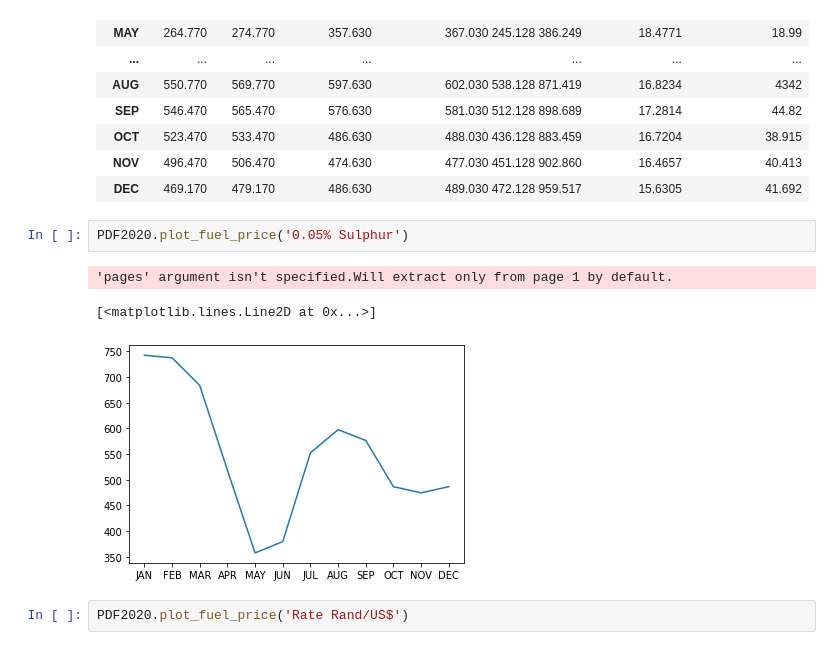
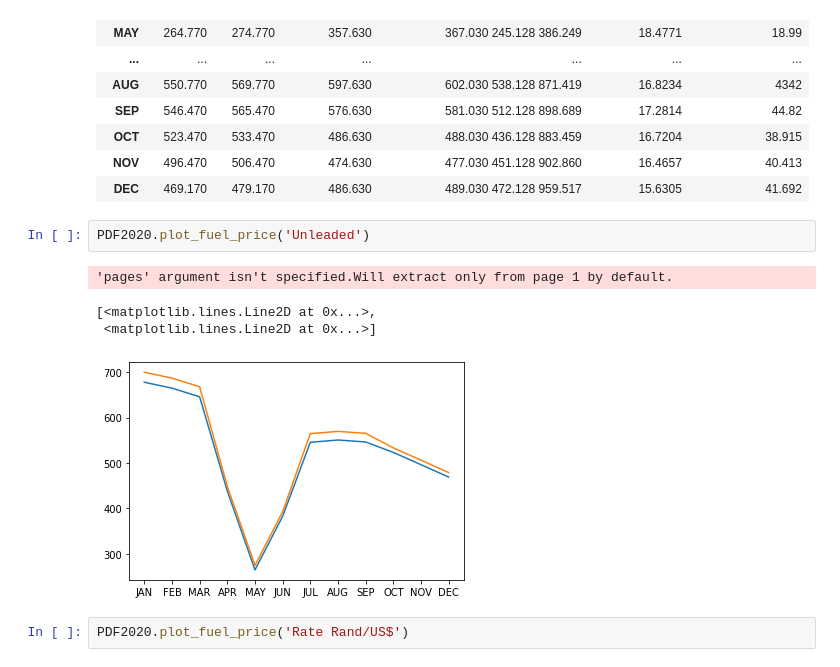
Before and after one commit to TonyMudau/Reading-fuel-prices-from-pdf, a Jupyter notebook: rsa fule price.ipynb, the cells around one changed output. Saved outputs shown, nothing was run; the diff lists cells and outputs as text.

```diff
--- a/rsa fule price.ipynb
+++ b/rsa fule price.ipynb
@@ -43,11 +58,12 @@ See Full Dataframe in Mito
 | NOV | 496.470 | 506.470 | 474.630 | 477.030 451.128 902.860 | 16.4657 | 40.413 |
 | DEC | 469.170 | 479.170 | 486.630 | 489.030 472.128 959.517 | 15.6305 | 41.692 |
 # %%
-PDF2020.plot_fuel_price('0.05% Sulphur')
+PDF2020.plot_fuel_price('Unleaded')
 # %% [output]
 'pages' argument isn't specified.Will extract only from page 1 by default.
-[<matplotlib.lines.Line2D at 0x...>]
+[<matplotlib.lines.Line2D at 0x...>,
+ <matplotlib.lines.Line2D at 0x...>]
-[figure, old version]
+[figure, new version]
 # %%
 PDF2020.plot_fuel_price('Rate Rand/US$')
 # %% [output]
```
Also changed, not shown: parts of 5 cells of this notebook.
